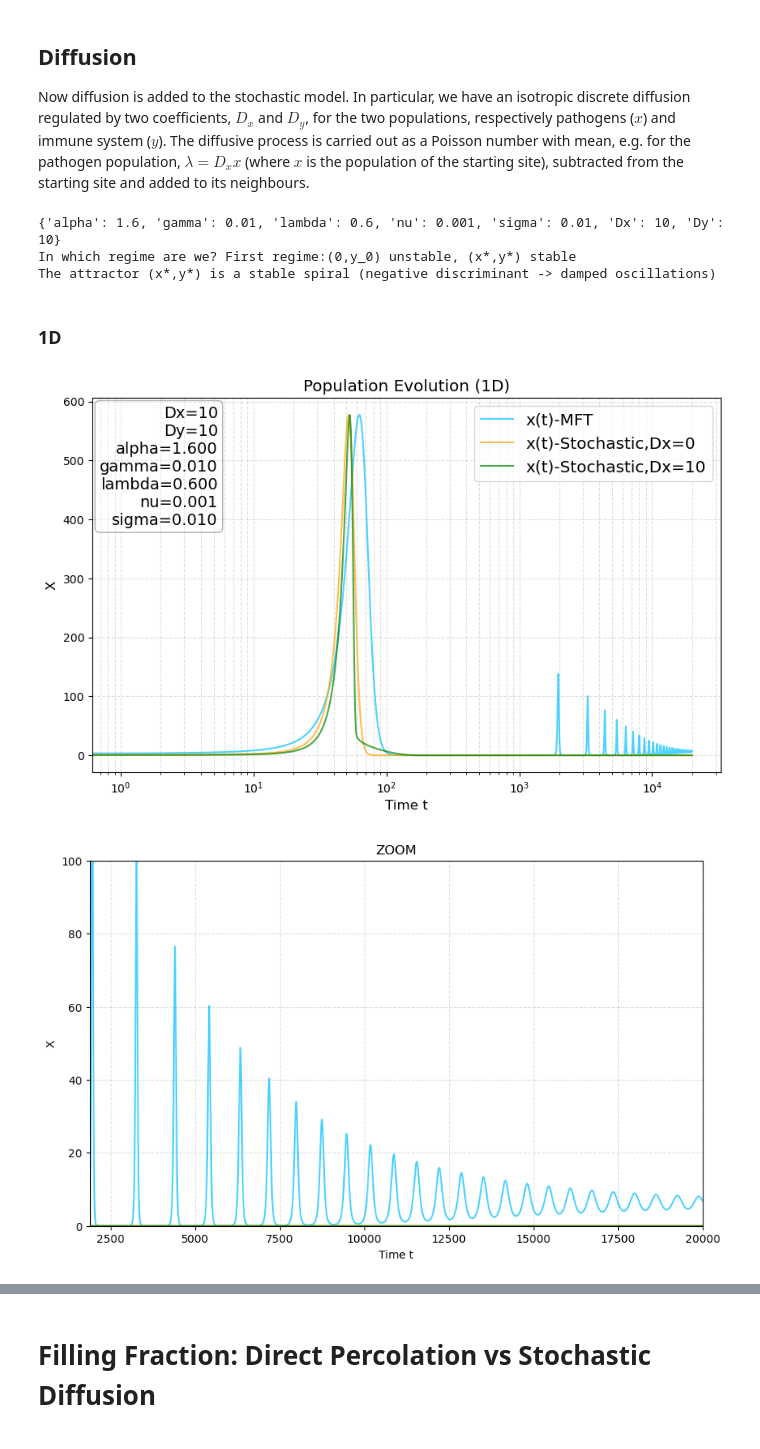
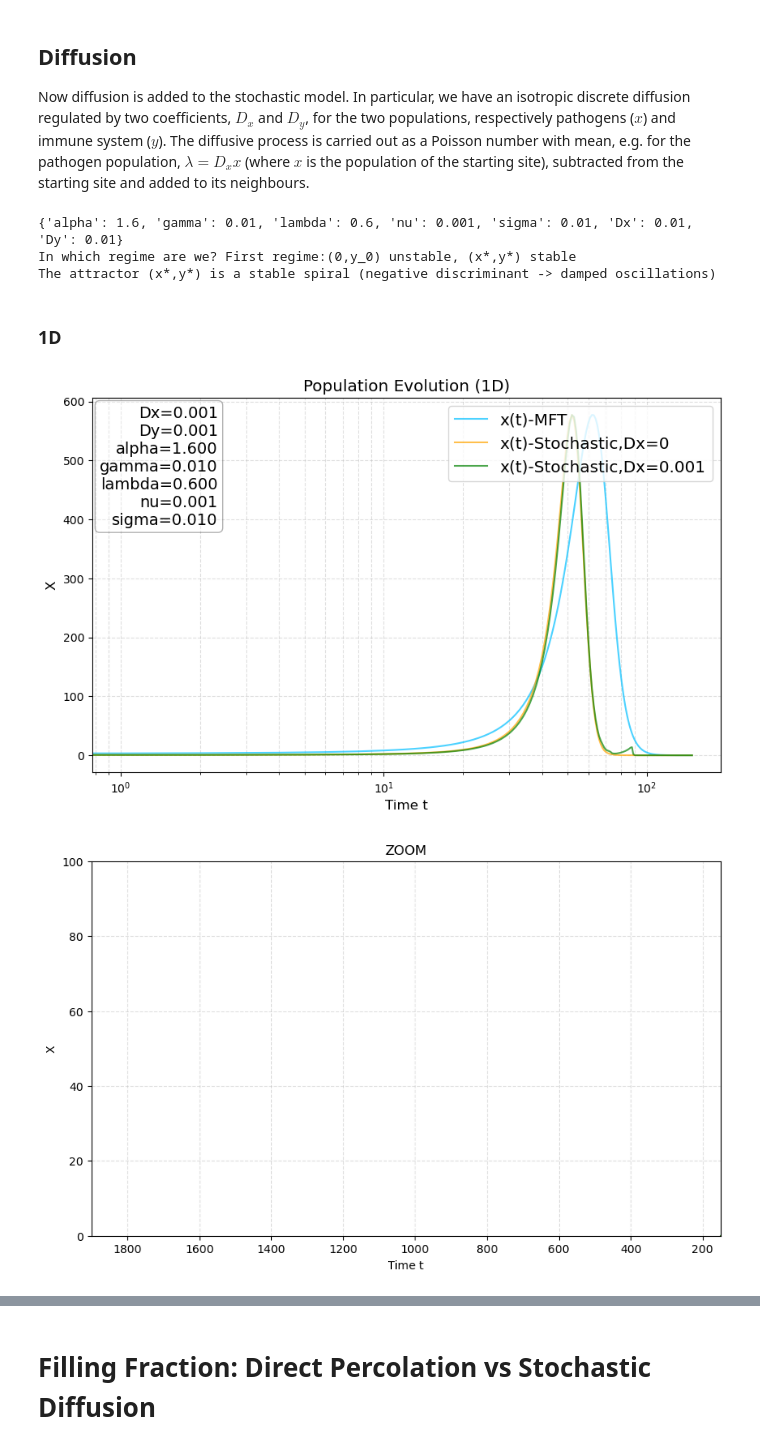
Before and after one commit to pietromalagoli/PCS, a Jupyter notebook: project.ipynb, the cells around one changed output, grey strips where cells are left out. Drawn from its saved outputs; the diff is of its cells as text; code cells hidden in the pictures.

```diff
--- a/project.ipynb
+++ b/project.ipynb
@@ -372,12 +354,12 @@ par['gamma']=0.01
 par['lambda']=0.6
 par['nu']=0.001
 par['sigma']=0.01
-par['Dx'] = 10
-par['Dy'] = 10
+par['Dx'] = 0.01
+par['Dy'] = 0.01
 print(par)
 m.stability(par)
 # %% [output]
-{'alpha': 1.6, 'gamma': 0.01, 'lambda': 0.6, 'nu': 0.001, 'sigma': 0.01, 'Dx': 10, 'Dy': 10}
+{'alpha': 1.6, 'gamma': 0.01, 'lambda': 0.6, 'nu': 0.001, 'sigma': 0.01, 'Dx': 0.01, 'Dy': 0.01}
 In which regime are we? First regime:(0,y_0) unstable, (x*,y*) stable
 The attractor (x*,y*) is a stable spiral (negative discriminant -> damped oscillations)
 # %% [markdown]
@@ -386,7 +368,7 @@ The attractor (x*,y*) is a stable spiral (negative discriminant -> damped oscill
 #%%script false --no-raise-error
 dim = 1
 N = 10000
-time_steps = 20000
+time_steps = 150
 z0 = np.array([3,y0])       # set initial conditions
 params = [N,time_steps,dt,z0,par,0]
 N, time_steps, dt, z0, par, mode = params
@@ -415,32 +397,32 @@ else:
 
 plt.figure(figsize=(10,6))
 # plot the evolution of x(t)
 plt.plot(X_ode,c='deepskyblue',label='x(t)-MFT',alpha=0.7)
 plt.plot(X_stoc/scalexS,c='orange', label=f'x(t)-Stochastic,Dx={local_par['Dx']}',alpha=0.7)
 plt.plot(X_diff/scalexD,c='green',label=f'x(t)-Stochastic,Dx={par['Dx']}',alpha=0.7)
 plt.title(f'Population Evolution ({dim}D)' if mode == 0 else f'Filling Fraction ({dim}D)',fontsize='x-large')
 plt.xlabel('Time t',fontsize='large')
 plt.ylabel('X',fontsize='large')
 plt.xscale('log')
 plt.grid(True, which="both",alpha=0.4,linestyle='--')
 plt.legend(loc='upper right',fontsize='x-large')
 m.add_par_box(par,coord=[0.20,0.98])
 plt.savefig('plots/Fig3.png')
 plt.show()
 
 plt.figure(figsize=(10,6))
 plt.plot(X_ode,c='deepskyblue',label='x(t)-MFT',alpha=0.7)
 plt.plot(X_stoc/scalexS,c='orange',label=f'x(t)-Stochastic,Dx={local_par['Dx']}',alpha=0.7)
 plt.plot(X_diff/scalexD,c='green',label=f'x(t)-Stochastic,Dx={par['Dx']}',alpha=0.7)
 plt.title('ZOOM')
 plt.xlim(1900,time_steps)
 plt.ylim(0,100)
 plt.xlabel('Time t')
 plt.ylabel('X')
 #plt.xscale('log')
 plt.grid(True, which="both",alpha=0.4,linestyle='--')
 plt.savefig('plots/Fig3ZOOM.png')
 plt.show()
 # %% [output]
-[figure, old version]
+[figure, new version]
-[figure, old version]
+[figure, new version]
```
Also changed, not shown: parts of 14 cells of this notebook, 9 other files.
